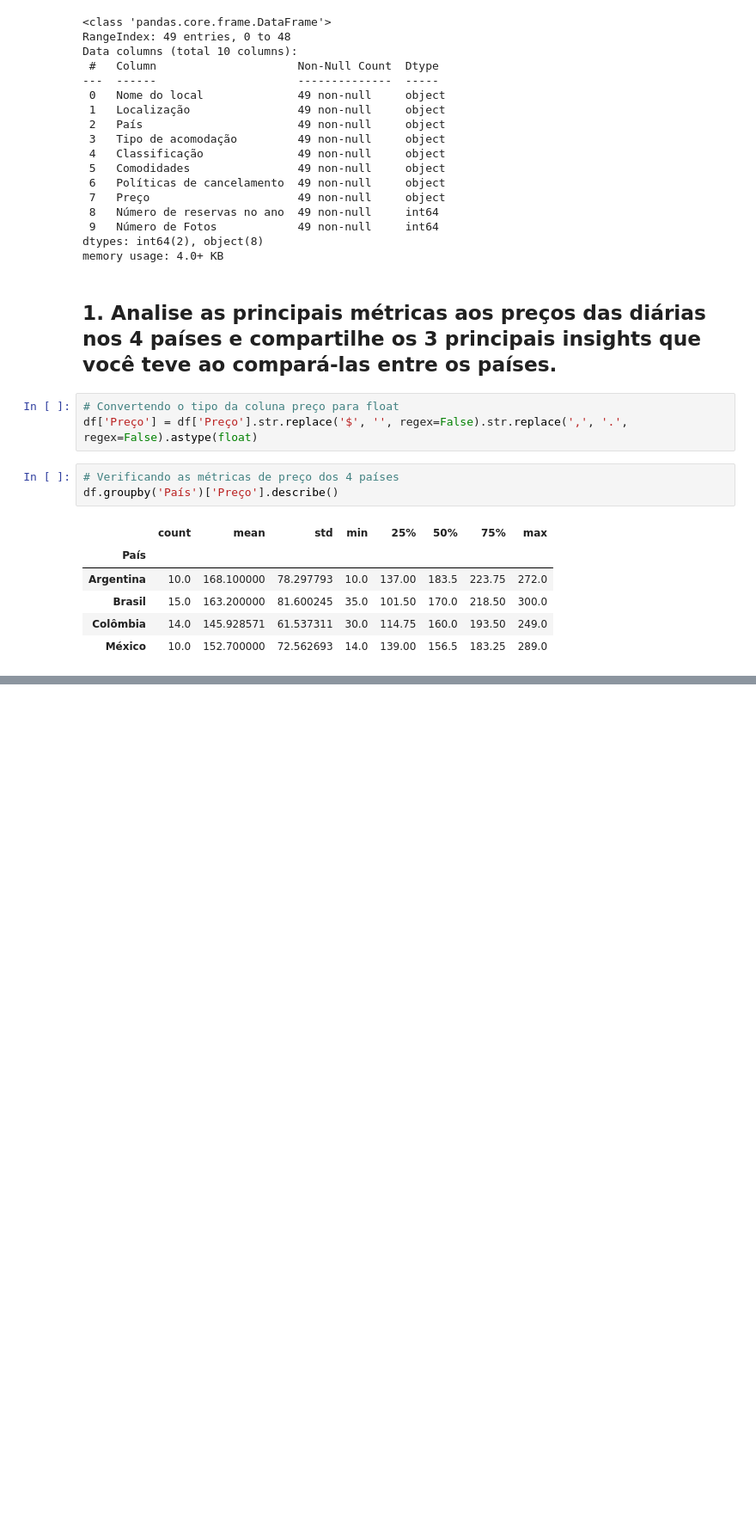
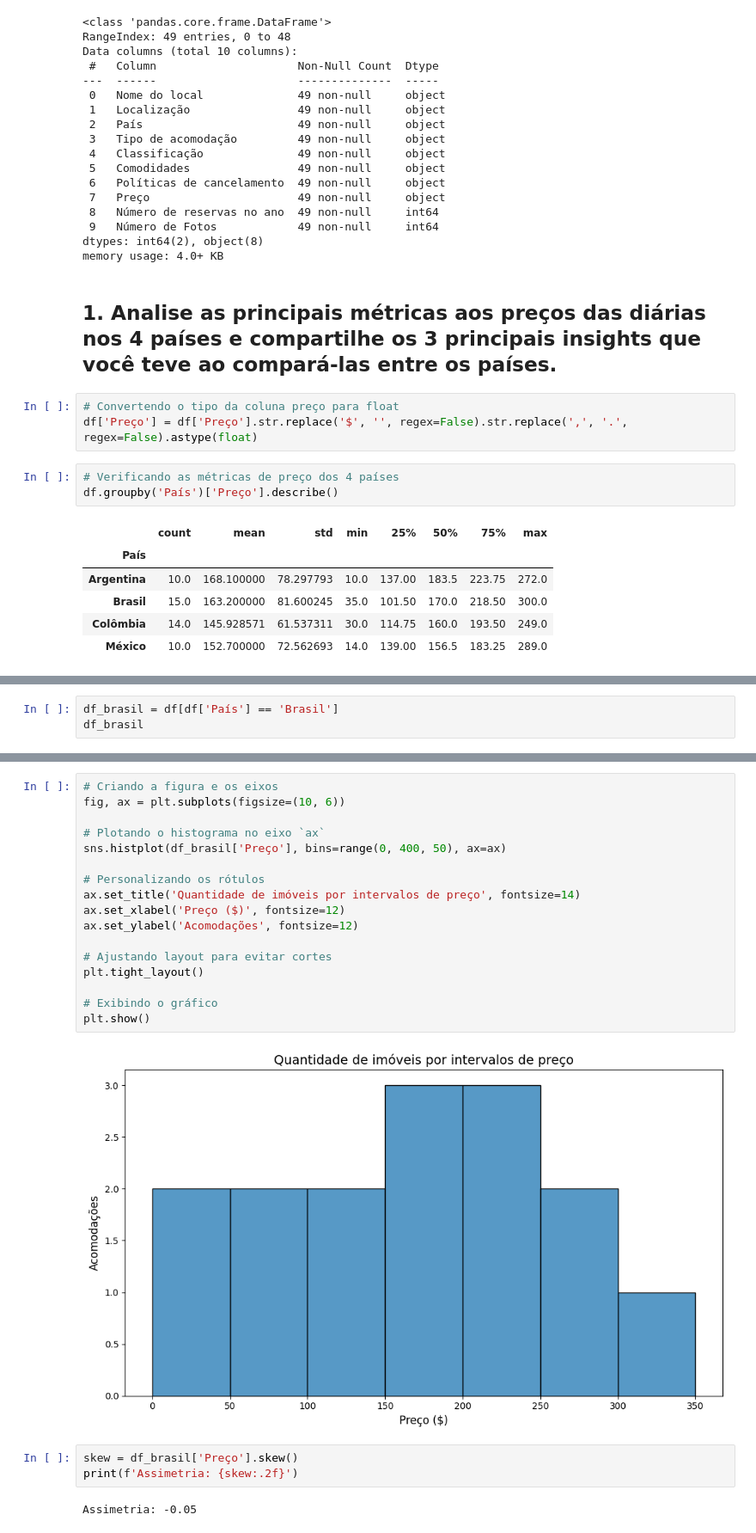
Before and after one commit to joaohsilva416/AirbnbLatamAnalysis, a Jupyter notebook: notebooks/airbnb_analysis.ipynb, the cells around one changed output, grey strips where cells are left out. Shown at 86% size. Cells and saved outputs as stored; diff of their text form; blank space fills up the shorter version.

Commit message:
Creating and analyzing a graph with the number of properties by price ranges in Brazil

```diff
--- a/notebooks/airbnb_analysis.ipynb
+++ b/notebooks/airbnb_analysis.ipynb
@@ -85,0 +94,3 @@ Name: Preço, dtype: float64
+# %%
+df_brasil = df[df['País'] == 'Brasil']
+df_brasil
@@ -85,0 +114,24 @@ Name: Preço, dtype: float64
+# %%
+# Criando a figura e os eixos
+fig, ax = plt.subplots(figsize=(10, 6))
+
+# Plotando o histograma no eixo `ax`
+sns.histplot(df_brasil['Preço'], bins=range(0, 400, 50), ax=ax)
+
+# Personalizando os rótulos
+ax.set_title('Quantidade de imóveis por intervalos de preço', fontsize=14)
+ax.set_xlabel('Preço ($)', fontsize=12)
+ax.set_ylabel('Acomodações', fontsize=12)
+
+# Ajustando layout para evitar cortes
+plt.tight_layout()
+
+# Exibindo o gráfico
+plt.show()
+# %% [output]
+[figure, added]
+# %%
+skew = df_brasil['Preço'].skew()
+print(f'Assimetria: {skew:.2f}')
+# %% [output]
+Assimetria: -0.05
```
Also changed, not shown: parts of 9 cells of this notebook.
